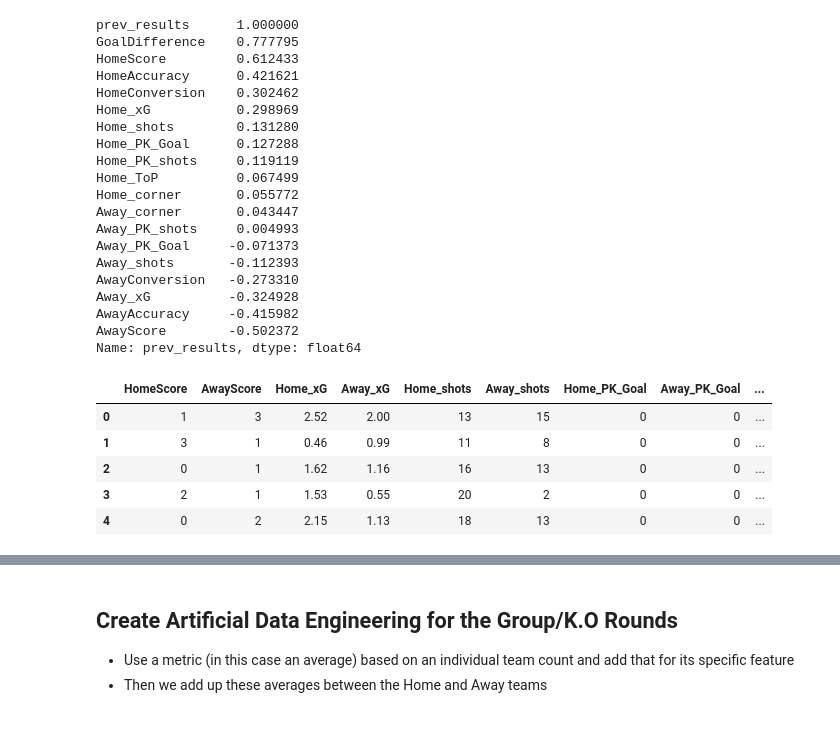
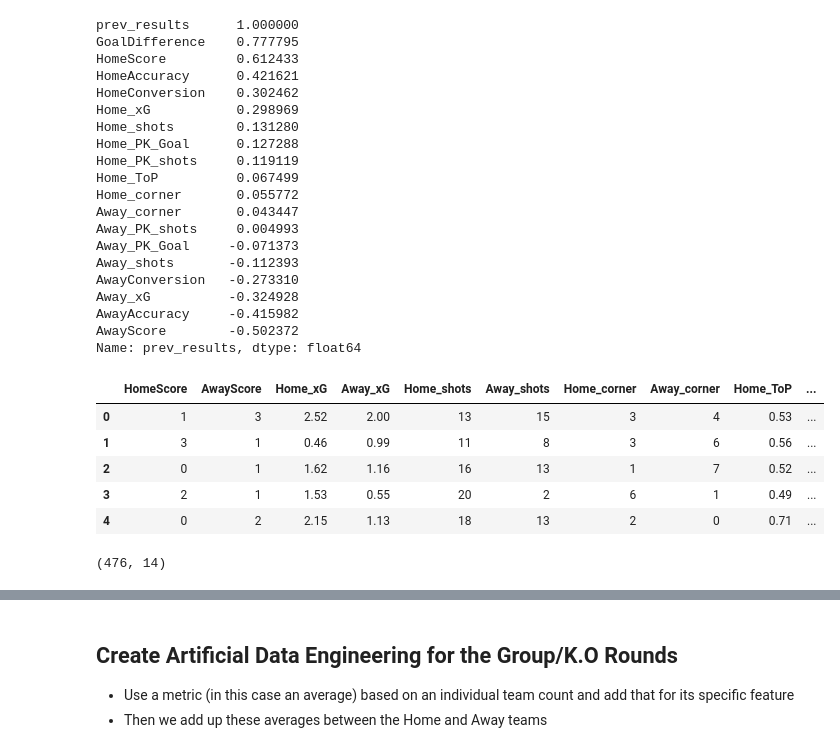
Before and after one commit to Aaryan-Patel2/SoccerPlayoffPredictions, a Jupyter notebook: main.ipynb, the cells around one changed output, grey strips where cells are left out. Saved outputs shown, nothing was run; the diff lists cells and outputs as text; code cells hidden in the pictures.

```diff
--- a/main.ipynb
+++ b/main.ipynb
@@ -138,12 +139,17 @@ Away_xG          -0.324928
 AwayAccuracy     -0.415982
 AwayScore        -0.502372
 Name: prev_results, dtype: float64
+# %%
+training_features = training_features.drop(['Home_PK_Goal', 'Away_PK_Goal', 'Home_PK_shots', 'Away_PK_shots', 'GoalDifference', ], axis=1)
+training_features.head()
+# %% [output]
+|  | HomeScore | AwayScore | Home_xG | Away_xG | Home_shots | Away_shots | Home_corner | Away_corner | Home_ToP | ... |
+| 0 | 1 | 3 | 2.52 | 2.00 | 13 | 15 | 3 | 4 | 0.53 | ... |
+| 1 | 3 | 1 | 0.46 | 0.99 | 11 | 8 | 3 | 6 | 0.56 | ... |
+| 2 | 0 | 1 | 1.62 | 1.16 | 16 | 13 | 1 | 7 | 0.52 | ... |
+| 3 | 2 | 1 | 1.53 | 0.55 | 20 | 2 | 6 | 1 | 0.49 | ... |
+| 4 | 0 | 2 | 2.15 | 1.13 | 18 | 13 | 2 | 0 | 0.71 | ... |
 # %%
-training_features.head()
+training_features.shape
 # %% [output]
-|  | HomeScore | AwayScore | Home_xG | Away_xG | Home_shots | Away_shots | Home_PK_Goal | Away_PK_Goal | ... |
-| 0 | 1 | 3 | 2.52 | 2.00 | 13 | 15 | 0 | 0 | ... |
-| 1 | 3 | 1 | 0.46 | 0.99 | 11 | 8 | 0 | 0 | ... |
-| 2 | 0 | 1 | 1.62 | 1.16 | 16 | 13 | 0 | 0 | ... |
-| 3 | 2 | 1 | 1.53 | 0.55 | 20 | 2 | 0 | 0 | ... |
-| 4 | 0 | 2 | 2.15 | 1.13 | 18 | 13 | 0 | 0 | ... |
+(476, 14)
```
Also changed, not shown: parts of 26 cells of this notebook.
